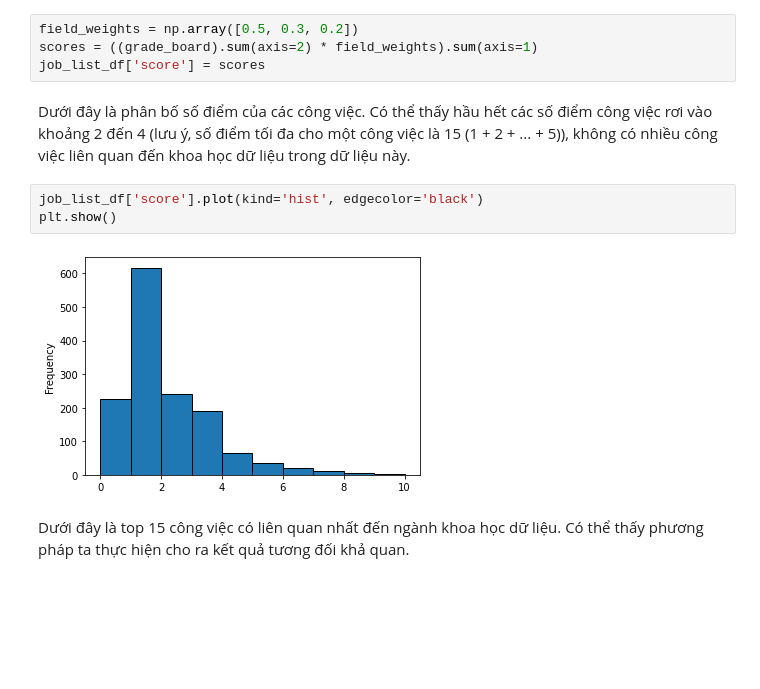
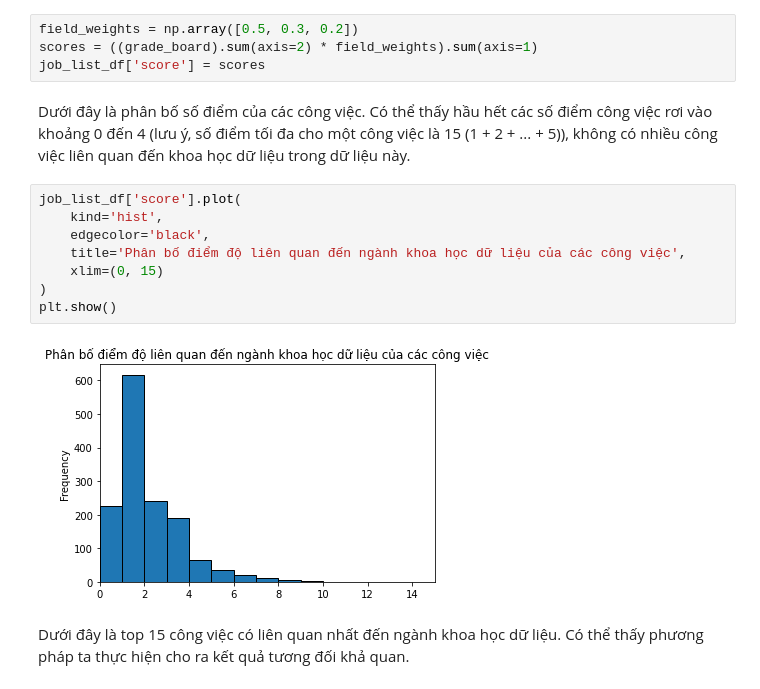
Before and after one commit to huyle-itus/P4DS_FinalProject, a Jupyter notebook: FinalProject.ipynb, the cells around one changed output. Drawn from its saved outputs; the diff is of its cells as text; blank space fills up the shorter version.

```diff
--- a/FinalProject.ipynb
+++ b/FinalProject.ipynb
@@ -788,12 +790,17 @@ field_weights = np.array([0.5, 0.3, 0.2])
 scores = ((grade_board).sum(axis=2) * field_weights).sum(axis=1)
 job_list_df['score'] = scores
 # %% [markdown]
-Dưới đây là phân bố số điểm của các công việc. Có thể thấy hầu hết các số điểm công việc rơi vào khoảng 2 đến 4 (lưu ý, số điểm tối đa cho một công việc là 15 (1 + 2 + ... + 5)), không có nhiều công việc liên quan đến khoa học dữ liệu trong dữ liệu này.
+Dưới đây là phân bố số điểm của các công việc. Có thể thấy hầu hết các số điểm công việc rơi vào khoảng 0 đến 4 (lưu ý, số điểm tối đa cho một công việc là 15 (1 + 2 + ... + 5)), không có nhiều công việc liên quan đến khoa học dữ liệu trong dữ liệu này.
 # %%
-job_list_df['score'].plot(kind='hist', edgecolor='black')
+job_list_df['score'].plot(
+    kind='hist',
+    edgecolor='black',
+    title='Phân bố điểm độ liên quan đến ngành khoa học dữ liệu của các công việc',
+    xlim=(0, 15)
+)
 plt.show()
 # %% [output]
-[figure, old version]
+[figure, new version]
 # %% [markdown]
 Dưới đây là top 15 công việc có liên quan nhất đến ngành khoa học dữ liệu. Có thể thấy phương pháp ta thực hiện cho ra kết quả tương đối khả quan.
 # %%
```
Also changed, not shown: parts of 18 cells of this notebook.
